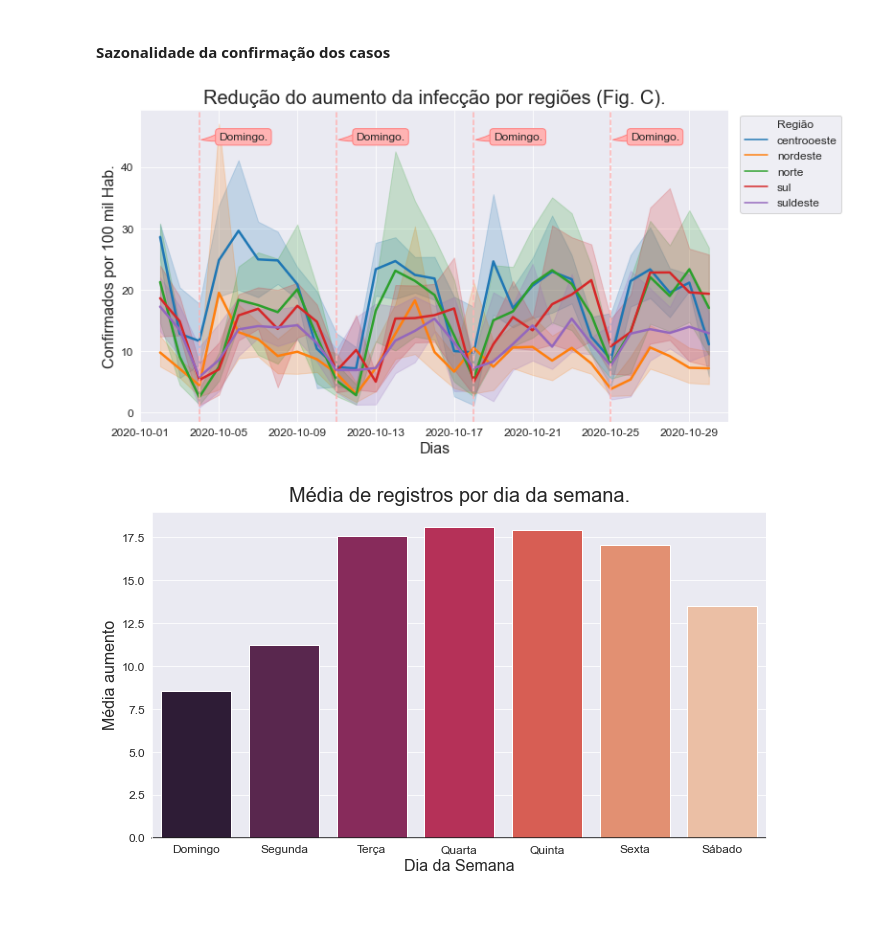
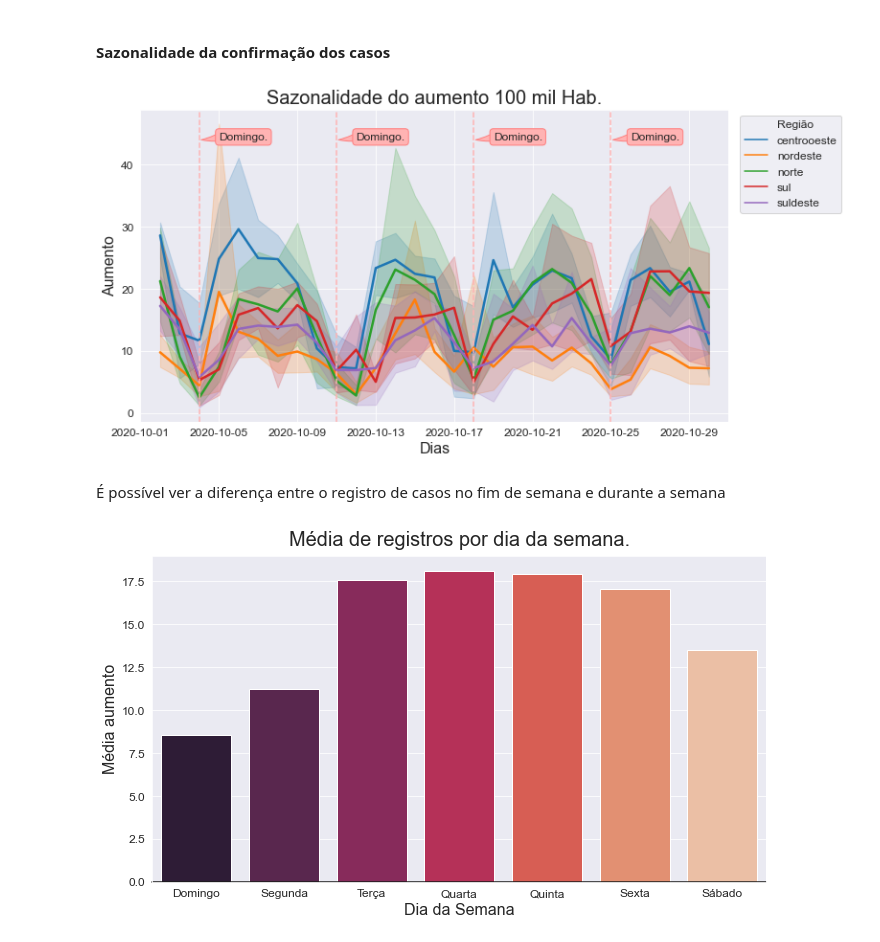
Before and after one commit to danielvramos/boocamp_alura_2021, a Jupyter notebook: Daniel Vieira Ramos.ipynb, the cells around one changed output. Cells and saved outputs as stored; diff of their text form; code cells hidden in the pictures; blank space fills up the shorter version.

```diff
--- a/Daniel Vieira Ramos.ipynb
+++ b/Daniel Vieira Ramos.ipynb
@@ -534,36 +484,38 @@ sns.lineplot(x="data", y="aumento",
                                    (df_diario_estados.data < dt_fim) ].query("mes != '2020-11'"))
 
 
 handles, labels = plt.gca().get_legend_handles_labels()
 by_label = dict(zip(labels, handles))
 listaRotulos = list(by_label.keys())
 listaRotulos[0] = "Região"
 ax.legend(by_label.values(),listaRotulos,
           fontsize=12,
           bbox_to_anchor=(1.01, 1), loc='upper left')
 ax.set_xlabel("Dias", fontsize=16)
-ax.set_ylabel("Confirmados por 100 mil Hab.", fontsize=16)
+ax.set_ylabel("Aumento", fontsize=16)
 ax.set_xlim(dt_inicio,dt_fim)
 posicao_yanotacao = ax.get_ylim()[-1] *0.9
 ax.tick_params(axis='y', labelsize=12 )
 ax.tick_params(axis='x', labelsize=12 )
-_ =ax.set_title('Redução do aumento da infecção por regiões (Fig. C).', fontsize=20)
+_ =ax.set_title('Sazonalidade do aumento 100 mil Hab.', fontsize=20)
 for domingo in domingos:
     ax.axvline(domingo, ymax=250, color = (1.0, 0.7, 0.7), linestyle='--')
     ax.annotate('Domingo.', xy=(domingo,posicao_yanotacao), fontsize=12,
               xytext=(domingo+ datetime.timedelta(days=1),posicao_yanotacao), #arrowprops=dict(facecolor='k')
                bbox=dict(boxstyle="round",
                             fc=(1.0, 0.7, 0.7),
                             ec=(1., .5, .5)),
                   arrowprops=dict(arrowstyle="wedge,tail_width=1.",
                                   fc=(1.0, 0.7, 0.7), ec=(1., .5, .5),
                                   patchA=None,
                                   patchB=el,
                                   relpos=(0.2, 0.8),
                                   connectionstyle="arc3,rad=-0.1")
                )
 # %% [output]
-[figure, old version]
+[figure, new version]
+# %% [markdown]
+É possível ver a diferença entre o registro de casos no fim de semana e durante a semana
 # %%
 
 f,ax = plt.subplots(figsize=(11, 6))
```
Also changed, not shown: parts of 8 cells of this notebook.
